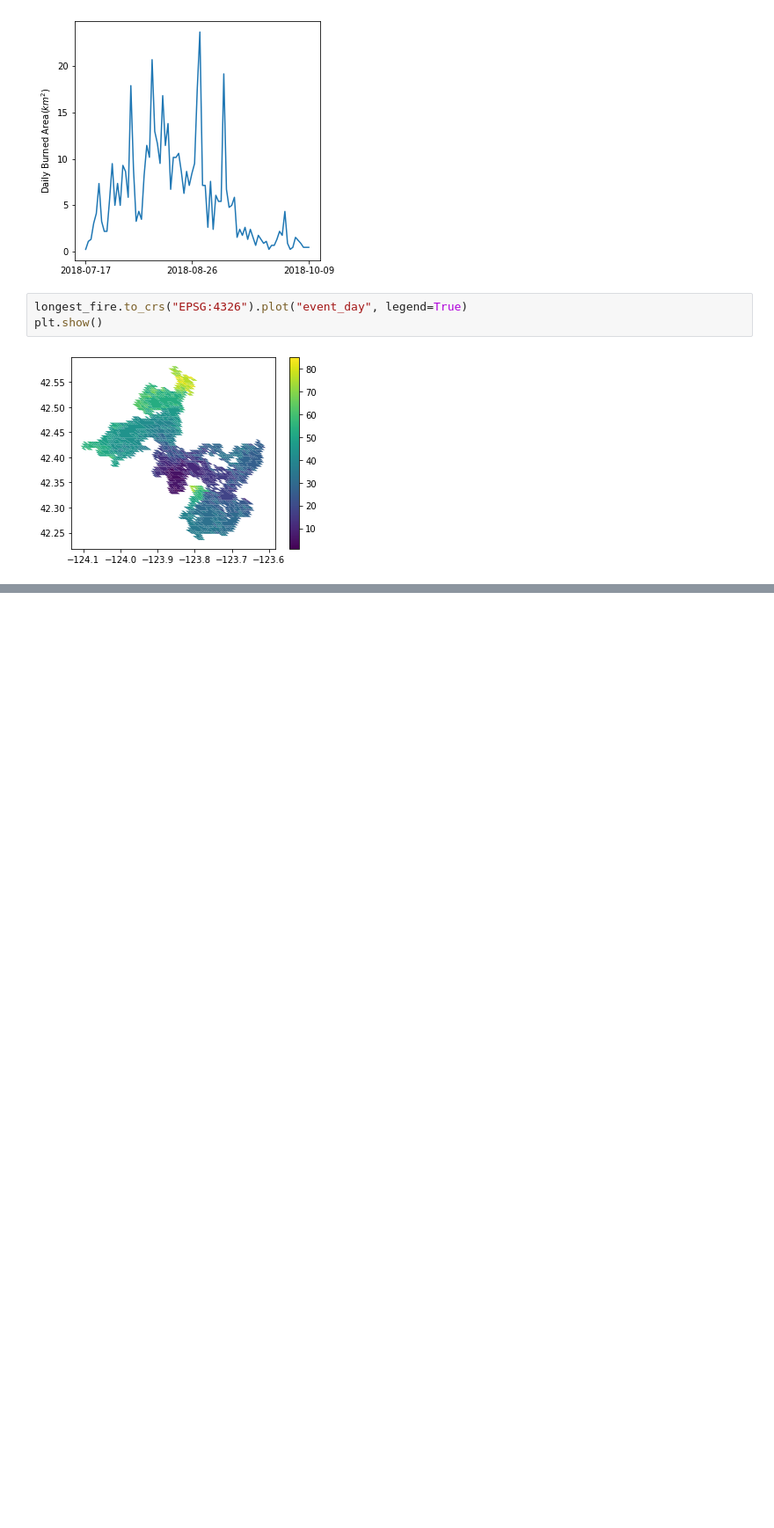
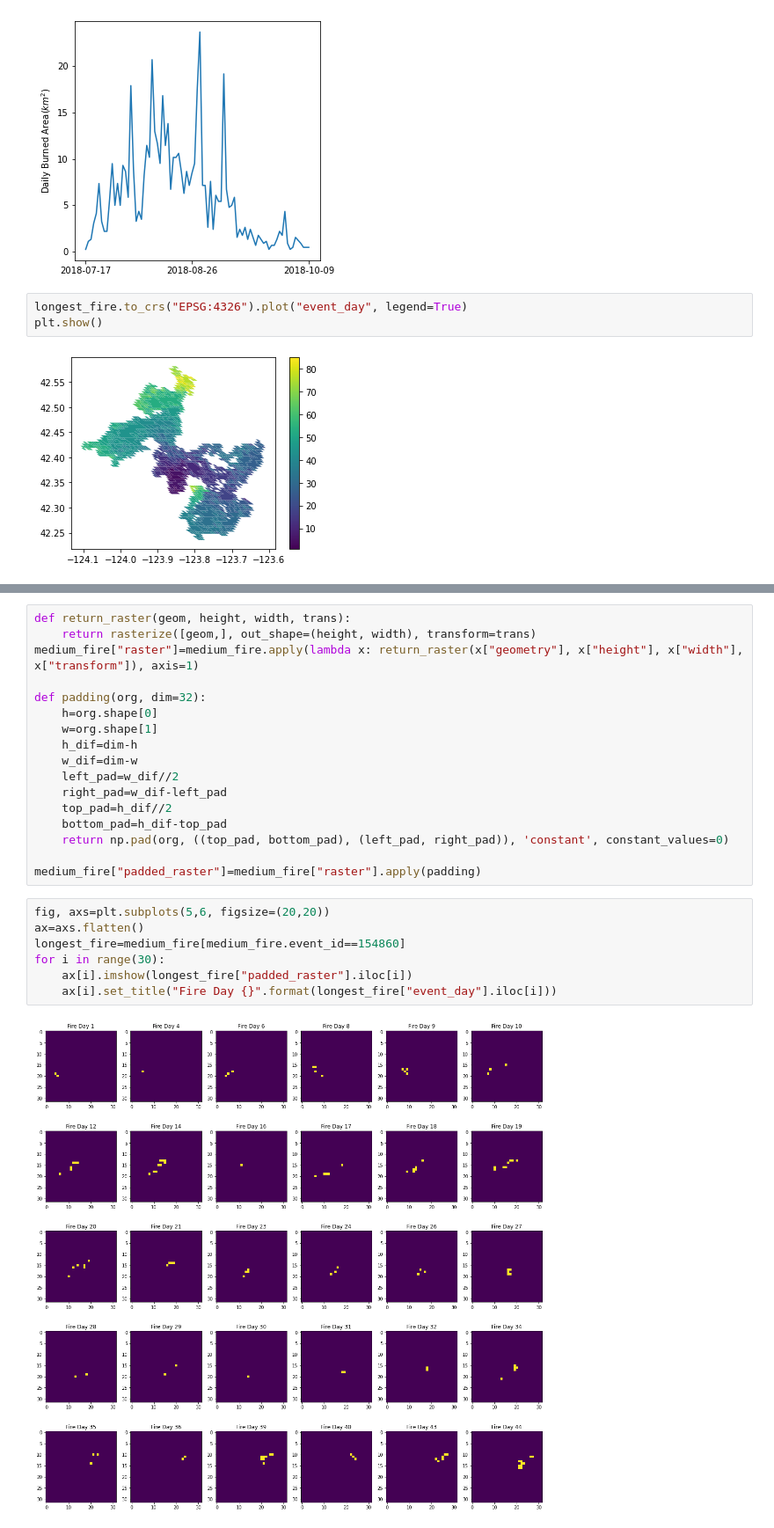
Before and after one commit to JianingFang/FireML_Submission, a Jupyter notebook: script/FireML.ipynb, the cells around one changed output, grey strips where cells are left out. Shown at 88% size. Drawn from its saved outputs; the diff is of its cells as text; blank space fills up the shorter version.

Commit message:
rasterize and retrieve modis input

```diff
--- a/script/FireML.ipynb
+++ b/script/FireML.ipynb
@@ -52,0 +83,26 @@ fire_event_df[0:1].to_crs("EPSG:4326").envelope.plot()
+# %%
+def return_raster(geom, height, width, trans):
+    return rasterize([geom,], out_shape=(height, width), transform=trans)
+medium_fire["raster"]=medium_fire.apply(lambda x: return_raster(x["geometry"], x["height"], x["width"], x["transform"]), axis=1)
+
+def padding(org, dim=32):
+    h=org.shape[0]
+    w=org.shape[1]
+    h_dif=dim-h
+    w_dif=dim-w
+    left_pad=w_dif//2
+    right_pad=w_dif-left_pad
+    top_pad=h_dif//2
+    bottom_pad=h_dif-top_pad
+    return np.pad(org, ((top_pad, bottom_pad), (left_pad, right_pad)), 'constant', constant_values=0)
+
+medium_fire["padded_raster"]=medium_fire["raster"].apply(padding)
+# %%
+fig, axs=plt.subplots(5,6, figsize=(20,20))
+ax=axs.flatten()
+longest_fire=medium_fire[medium_fire.event_id==154860]
+for i in range(30):
+    ax[i].imshow(longest_fire["padded_raster"].iloc[i])
+    ax[i].set_title("Fire Day {}".format(longest_fire["event_day"].iloc[i]))
+# %% [output]
+[figure, added]
```
Also changed, not shown: parts of 6 cells of this notebook.
